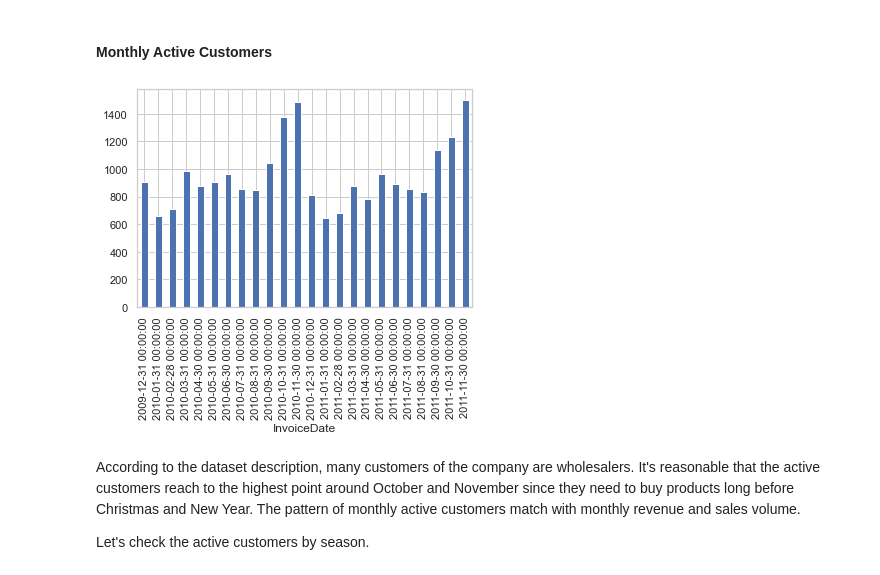
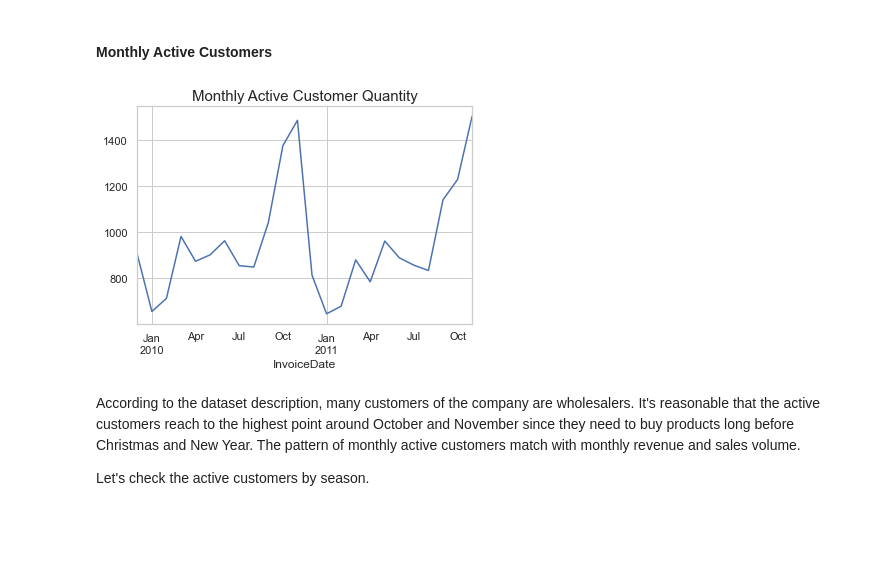
Before and after one commit to lasayin/Online-Retail-Business-Analysis-and-Customer-Segmentation, a Jupyter notebook: Online_Retail_EDA.ipynb, the cells around one changed output. Saved outputs shown, nothing was run; the diff lists cells and outputs as text; code cells hidden in the pictures; blank space fills up the shorter version.

```diff
--- a/Online_Retail_EDA.ipynb
+++ b/Online_Retail_EDA.ipynb
@@ -181,9 +170,10 @@ It's obvious that the season of September, October and December has much greater
 # %%
 month_active_customer = retail.resample('M', on='InvoiceDate').nunique().CustomerID
 
-_ = month_active_customer.plot.bar()
+month_active_customer.plot()
+_ = plt.title('Monthly Active Customer Quantity', fontsize=15)
 # %% [output]
-[figure, old version]
+[figure, new version]
 # %% [markdown]
 According to the dataset description, many customers of the company are wholesalers. It's reasonable that the active customers reach to the highest point around October and November since they need to buy products long before Christmas and New Year. The pattern of monthly active customers match with monthly revenue and sales volume.
 
```
Also changed, not shown: parts of 12 cells of this notebook.
